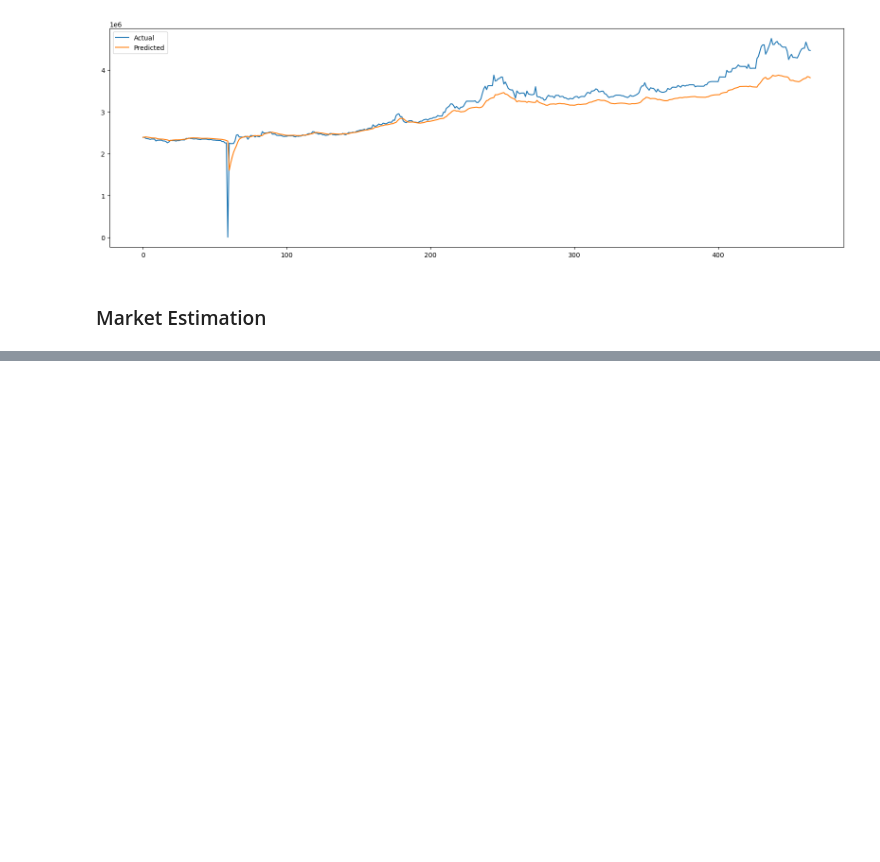
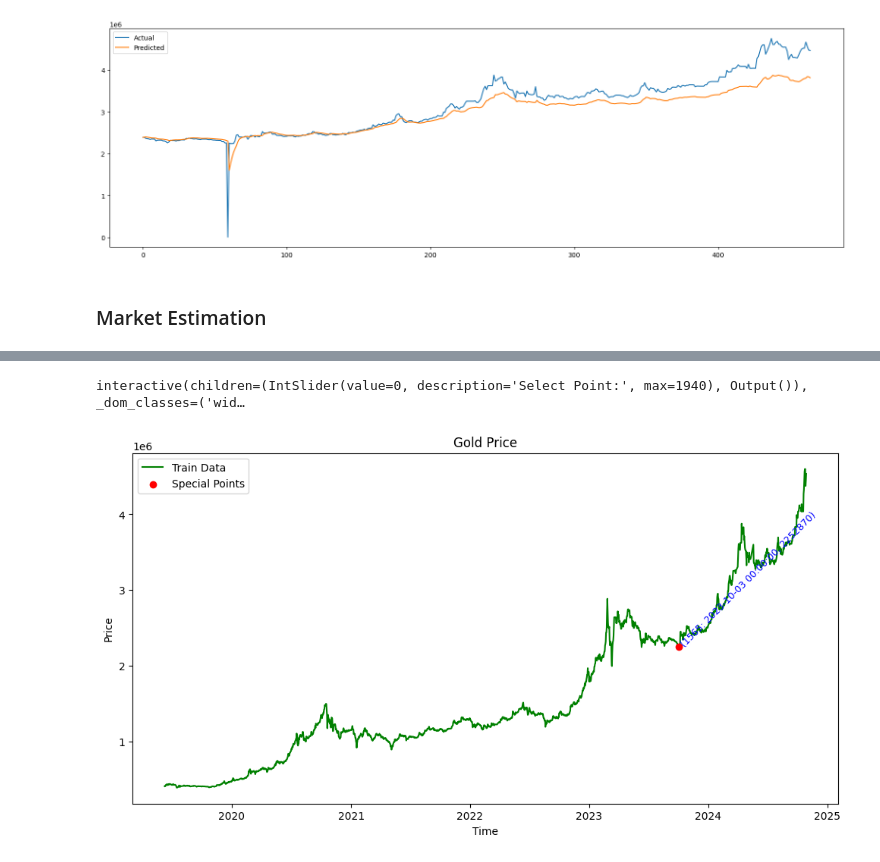
Before and after one commit to houmanhaghi/Gold3nMind, a Jupyter notebook: gold3n_mind.ipynb, the cells around one changed output, grey strips where cells are left out. Cells and saved outputs as stored; diff of their text form; code cells hidden in the pictures; blank space fills up the shorter version.

Commit message:
implement sth but not even close

```diff
--- a/gold3n_mind.ipynb
+++ b/gold3n_mind.ipynb
@@ -234,0 +254,2 @@ plt.show()
+# %%
+processing_data = df[df['date'] < '1403-08-13'][['gregorian_date','close']]
@@ -234,0 +272,5 @@ plt.show()
+# %%
+processing_data['gregorian_date'] = pd.to_datetime(processing_data['gregorian_date'], errors='coerce')
+processing_data = processing_data.dropna(subset=['gregorian_date'])
+processing_data['close'] = pd.to_numeric(processing_data['close'], errors='coerce')
+processing_data = processing_data.dropna(subset=['close'])
@@ -234,0 +293,54 @@ plt.show()
+# %%
+import matplotlib.pyplot as plt
+import numpy as np
+import ipywidgets as widgets
+
+dates = np.array(processing_data['gregorian_date'])
+prices = np.array(processing_data['close'])
+
+
+plt.figure(figsize=(12, 6))
+plt.plot(dates, prices, label='Gold Prices', color='green')
+plt.xlabel('Time')
+plt.ylabel('Price')
+plt.title('Gold Price Plot')
+
+slider = widgets.IntSlider(value=0, min=0, max=len(dates)-1, step=1, description='Select Point:')
+
+def update_plot(index):
+    plt.clf()
+    plt.plot(dates, prices, label='Gold Prices', color='green')
+    plt.scatter(dates[index], prices[index], color='red', zorder=5)
+    plt.xlabel('Time')
+    plt.ylabel('Price')
+    plt.title('Gold Price Plot')
+    plt.legend()
+    plt.show()
+
+
+widgets.interactive(update_plot, index=slider)
+# %% [output]
+interactive(children=(IntSlider(value=0, description='Select Point:', max=1940), Output()), _dom_classes=('wid…
+# %%
+import matplotlib.pyplot as plt
+plt.figure(figsize=(12, 6))
+
+plt.plot(processing_data['gregorian_date'],
+         processing_data['close'],
+         label='Train Data', color='green')
+
+indexes_to_delete = [1565]
+special_dates = processing_data['gregorian_date'].iloc[indexes_to_delete]
+special_prices = processing_data['close'].iloc[indexes_to_delete]
+plt.scatter(special_dates, special_prices, color='red', label='Special Points', zorder=5)
+
+for idx, date, price in zip(indexes_to_delete, special_dates, special_prices):
+    plt.text(date, price, f'({idx}: {date}, {price})', fontsize=9, color='blue', rotation=45)
+
+plt.xlabel('Time')
+plt.ylabel('Price')
+plt.title('Gold Price')
+plt.legend()
+plt.show()
+# %% [output]
+[figure, added]
```
Also changed, not shown: parts of 11 cells of this notebook.
